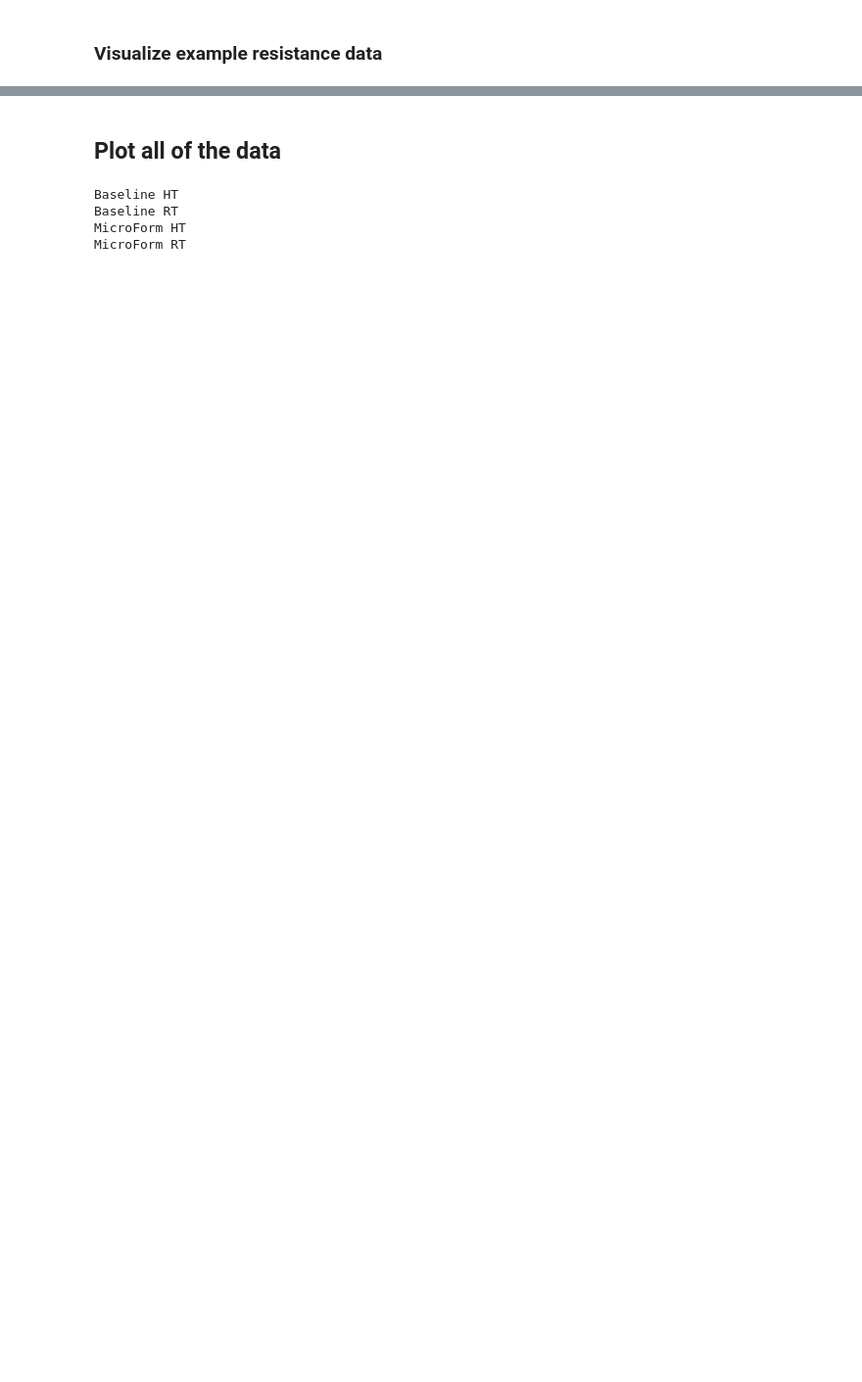
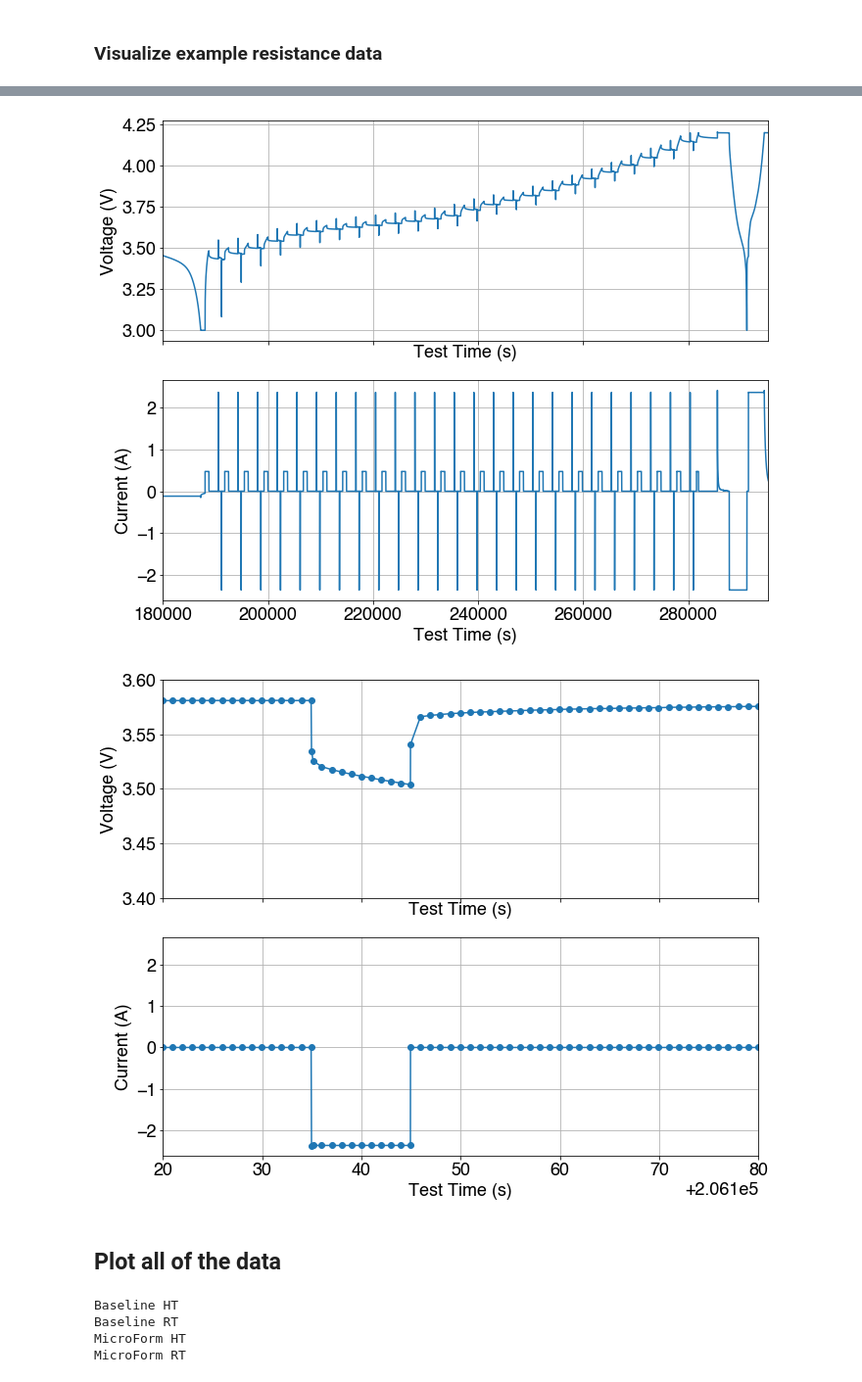
Before and after one commit to wengandrew/fast-formation, a Jupyter notebook: process_cycling_data.ipynb, the cells around one changed output, grey strips where cells are left out. Shown at 98% size. Saved outputs shown, nothing was run; the diff lists cells and outputs as text; code cells hidden in the pictures; blank space fills up the shorter version.

```diff
--- a/process_cycling_data.ipynb
+++ b/process_cycling_data.ipynb
@@ -346,3 +396,46 @@ plt.show()
+# %%
+voltage = feature['raw']['Potential (V)']
+current = feature['raw']['Current (A)']
+time_in_seconds = feature['raw']['Test Time (s)']
+
+# Zoomed out
+fig, (ax1, ax2) = plt.subplots(2, 1, sharex=True)
+
+XLIM_MIN = 180000
+XLIM_SPAN = 32*60*60
+
+ax1.plot(time_in_seconds, voltage)
+ax1.set_xlabel('Test Time (s)')
+ax1.set_ylabel('Voltage (V)')
+
+ax2.plot(time_in_seconds, current)
+ax2.set_xlabel('Test Time (s)')
+ax2.set_ylabel('Current (A)')
+
+plt.xlim((XLIM_MIN, XLIM_MIN + XLIM_SPAN))
+plt.show()
+
+# Zoomed in
+fig, (ax1, ax2) = plt.subplots(2, 1, sharex=True)
+
+XLIM_MIN = 206120
+XLIM_SPAN = 60
+YLIM_VOLTAGE = (3.40, 3.60)
+
+ax1.plot(time_in_seconds, voltage, 'o-')
+ax1.set_xlabel('Test Time (s)')
+ax1.set_ylabel('Voltage (V)')
+ax1.set_ylim(YLIM_VOLTAGE)
+
+ax2.plot(time_in_seconds, current, 'o-')
+ax2.set_xlabel('Test Time (s)')
+ax2.set_ylabel('Current (A)')
+
+plt.xlim((XLIM_MIN, XLIM_MIN + XLIM_SPAN))
+plt.show()
+# %% [output]
+[figure, added]
+[figure, added]
 # %% [markdown]
 ## Plot all of the data
 # %%
```
Also changed, not shown: parts of 9 cells of this notebook.
